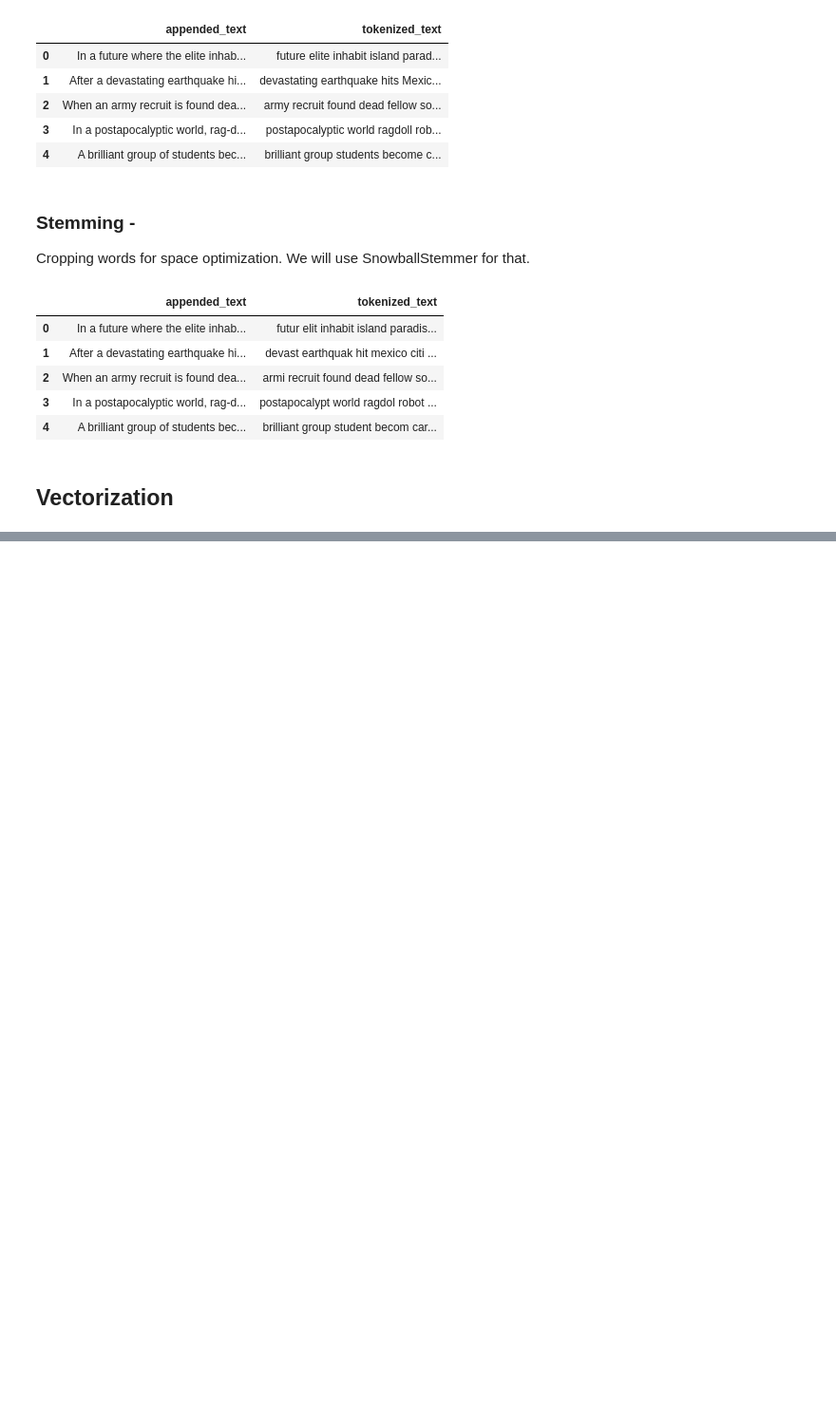
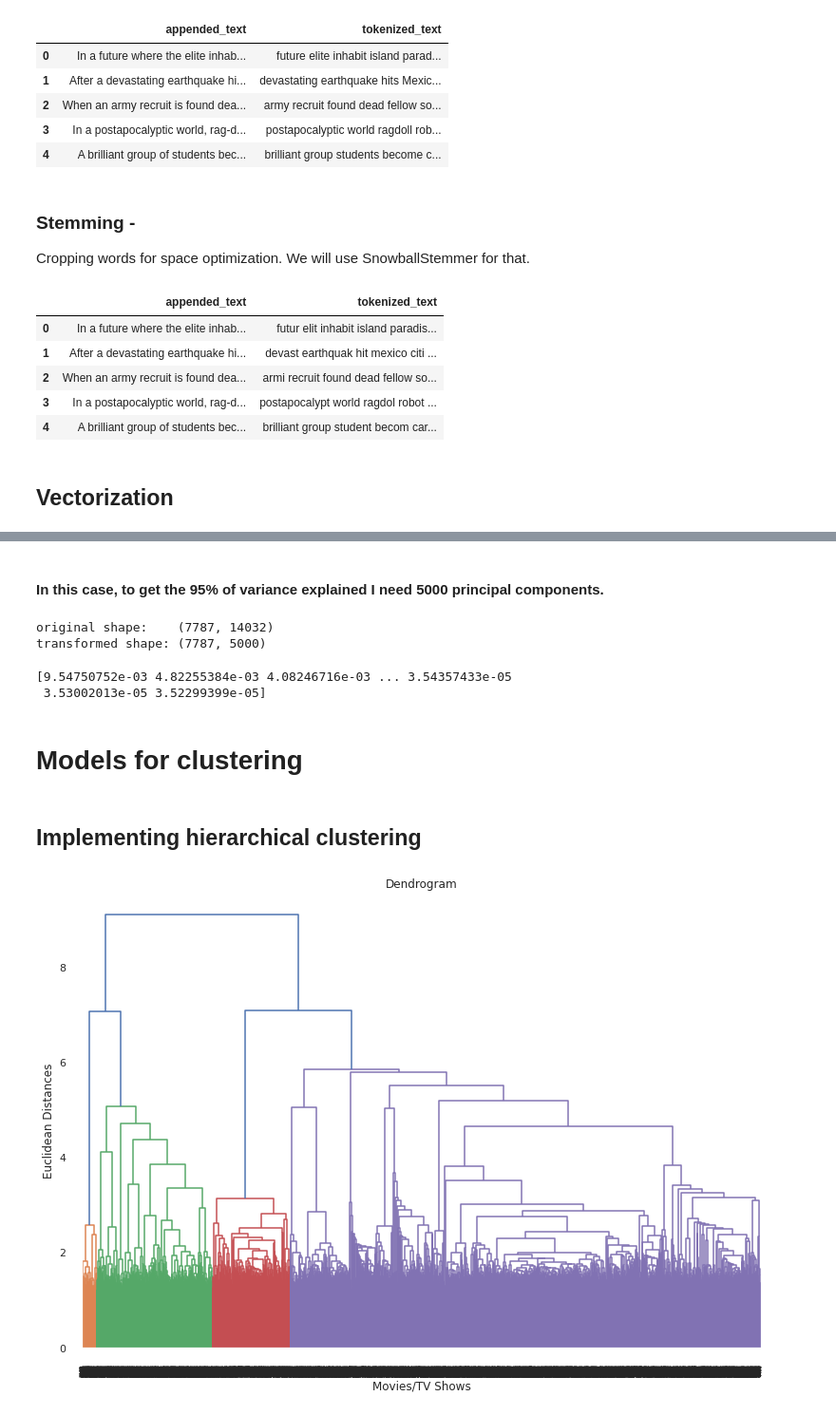
Before and after one commit to codeboy47/Netflix-movies-and-tv-shows-clustering, a Jupyter notebook: Individual_Notebook.ipynb, the cells around one changed output, grey strips where cells are left out. Shown at 95% size. Saved outputs shown, nothing was run; the diff lists cells and outputs as text; code cells hidden in the pictures; blank space fills up the shorter version.

Commit message:
Implemented Hierarchical and K-Means Clustering

```diff
--- a/Individual_Notebook.ipynb
+++ b/Individual_Notebook.ipynb
@@ -566,0 +591,32 @@ print(len(tf_idf.get_feature_names()))
+# %% [markdown]
+#### In this case, to get the 95% of variance explained I need 5000 principal components.
+# %%
+# taking 5000 n_components
+pca = PCA(n_components = 5000)
+
+# fitting pca on the vectorized data X
+pca.fit(X)
+X_pca = pca.transform(X)
+print("original shape:   ", X.shape)
+print("transformed shape:", X_pca.shape)
+# %% [output]
+original shape:    (7787, 14032)
+transformed shape: (7787, 5000)
+# %%
+print(pca.explained_variance_)
+# %% [output]
+[9.54750752e-03 4.82255384e-03 4.08246716e-03 ... 3.54357433e-05
+ 3.53002013e-05 3.52299399e-05]
+# %% [markdown]
+# **Models for clustering**
+# %% [markdown]
+## Implementing hierarchical clustering
+# %%
+# Using the dendogram to find the optimal number of clusters
+dendrogram = sch.dendrogram(sch.linkage(X_pca, method = 'ward'))
+plt.title('Dendrogram')
+plt.xlabel('Movies/TV Shows')
+plt.ylabel('Euclidean Distances')
+plt.show()
+# %% [output]
+[figure, added]
```
Also changed, not shown: parts of 45 cells of this notebook.
